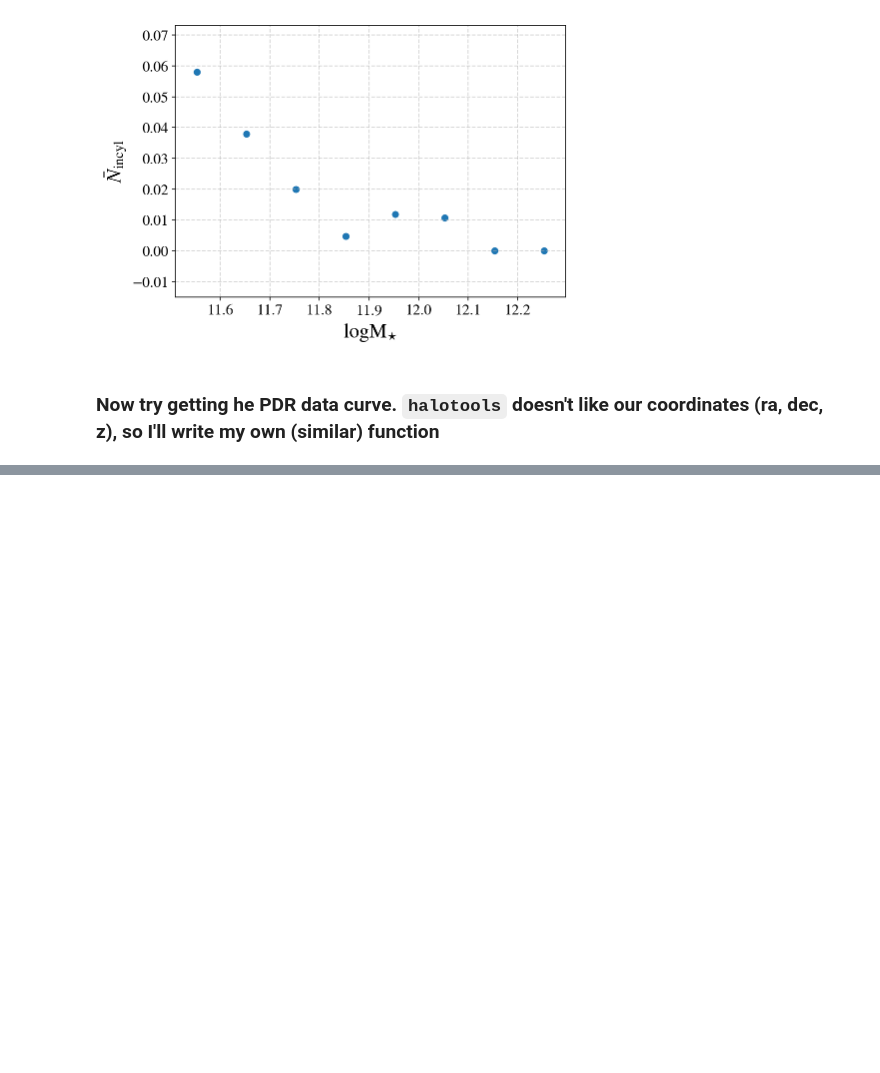
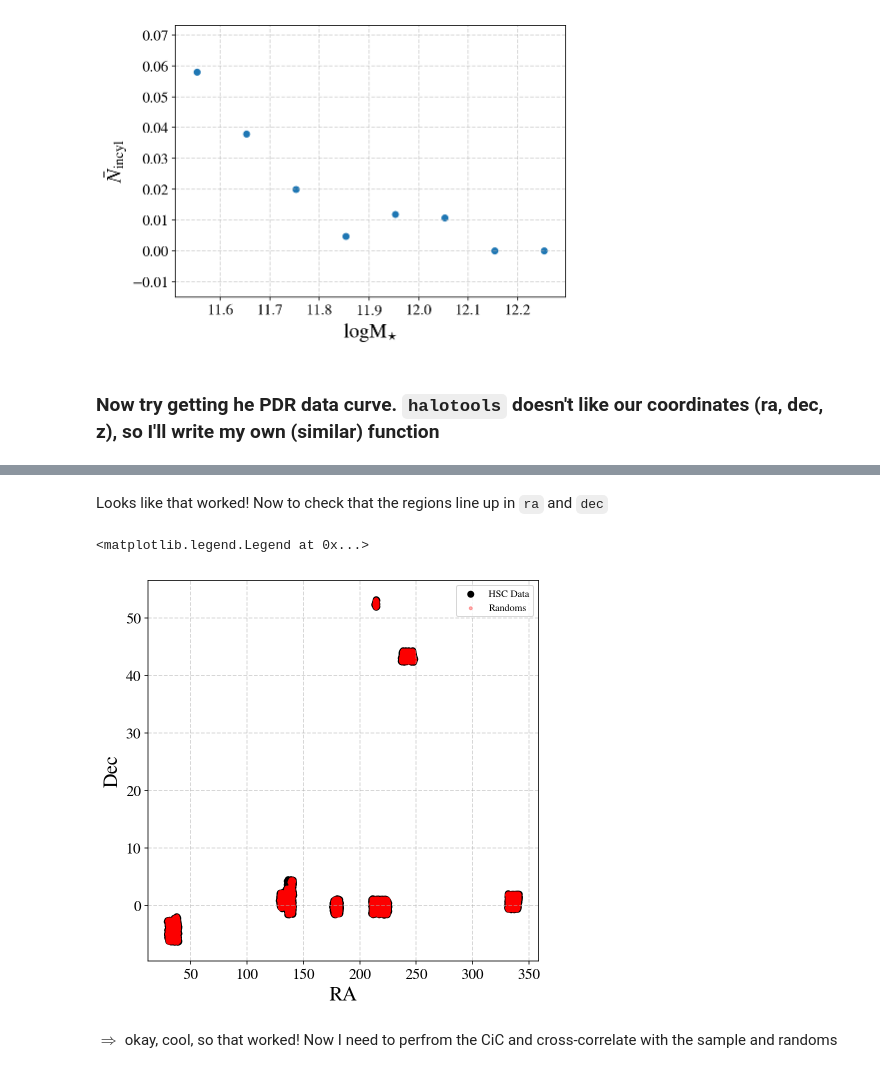
Before and after one commit to gsallabe/thesis_satellite_fraction, a Jupyter notebook: notebooks/CiC_satellite_analysis.ipynb, the cells around one changed output, grey strips where cells are left out. Drawn from its saved outputs; the diff is of its cells as text; code cells hidden in the pictures; blank space fills up the shorter version.

```diff
--- a/notebooks/CiC_satellite_analysis.ipynb
+++ b/notebooks/CiC_satellite_analysis.ipynb
@@ -635,0 +693,7 @@ ax1.scatter(mass_center_true, means)
+# %%
+# path to the data file
+random_file = data_pth +'s16a_random_500k.npy'
+
+# read in the array and make a table
+randoms = Table(np.load(random_file))
+randoms
@@ -635,0 +745,4 @@ ax1.scatter(mass_center_true, means)
+# %%
+hsc_sample_z = pdr_use['z_best'] # all sample redshifts
+random_redshift_index = np.random.randint(len(hsc_sample_z), size = len(randoms))
+randoms['z'] = hsc_sample_z[random_redshift_index]
@@ -635,0 +771,24 @@ ax1.scatter(mass_center_true, means)
+# %% [markdown]
+Looks like that worked! Now to check that the regions line up in `ra` and `dec`
+# %%
+# plot setup
+fig = plt.figure(figsize = [7,7])
+ax1 = fig.add_subplot(111)
+ax1.grid(linewidth=1, linestyle='--', alpha=0.5)
+
+for tick in ax1.xaxis.get_major_ticks():
+    tick.label.set_fontsize(15)
+for tick in ax1.yaxis.get_major_ticks():
+    tick.label.set_fontsize(15)
+
+ax1.set_ylabel(r'Dec', fontsize = 20)
+ax1.set_xlabel(r'RA', fontsize = 20)
+
+ax1.scatter(pdr_use['ra'],pdr_use['dec'] , marker = 'o', color = 'k', label = 'HSC Data')
+ax1.scatter(randoms['ra'],randoms['dec'] , marker = '.', color = 'r', alpha = .3, label = 'Randoms')
+ax1.legend()
+# %% [output]
+<matplotlib.legend.Legend at 0x...>
+[figure, added]
+# %% [markdown]
+$\Rightarrow$ okay, cool, so that worked! Now I need to perfrom the CiC and cross-correlate with the sample and randoms
```
Also changed, not shown: parts of 10 cells of this notebook, 1 other file.
